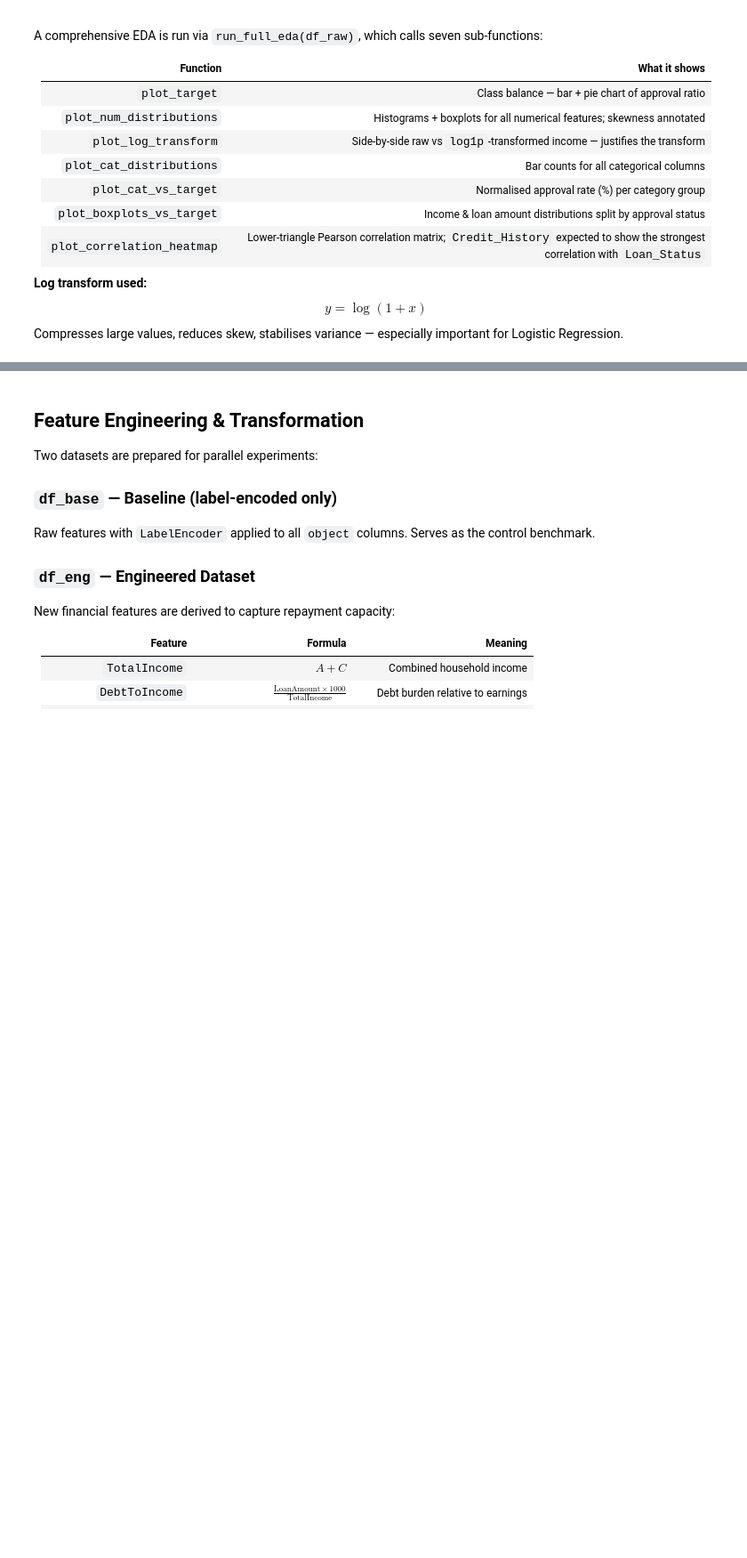
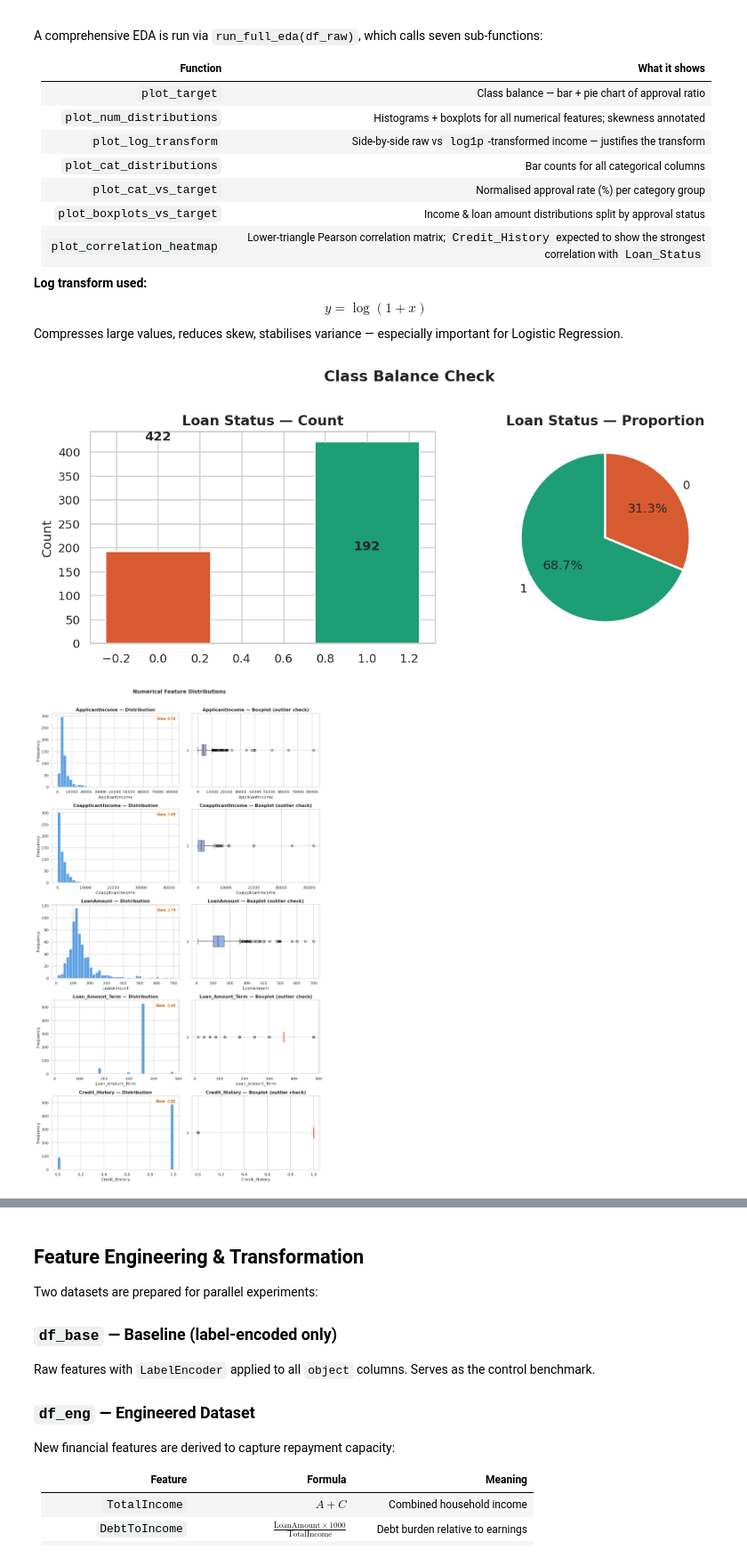
Before and after one commit to Zenith-Vaynor/loan-approval-predictor, a Jupyter notebook: notebooks/loan_approval_predictor.ipynb, the cells around one changed output, grey strips where cells are left out. Shown at 89% size. Saved outputs shown, nothing was run; the diff lists cells and outputs as text; code cells hidden in the pictures; blank space fills up the shorter version.

```diff
--- a/notebooks/loan_approval_predictor.ipynb
+++ b/notebooks/loan_approval_predictor.ipynb
@@ -84,7 +82,7 @@ Key inspection steps:
 **Target variable:** `Loan_Status` ∈ {`Y`, `N`} → binary classification task.
 Skewed income features (mean ≫ median) will motivate log-transforms in feature engineering.
 # %%
-df_raw = pd.read_csv('Dataset/train_data.csv')
+df_raw = pd.read_csv('../Dataset/train_data.csv', encoding='utf-8')
 print(f"Initial dataset shape: {df_raw.shape}")
 print(df_raw.head(5))
 print("\n--- DATA TYPES & COLUMN INFO ---")
@@ -133,18 +149,18 @@ print(f"Categorical Columns to impute: {cat_cols}")
 print(f"Numerical Columns to impute: {num_cols}")
 
 for col in cat_cols:
-    df_raw[col].fillna(df_raw[col].mode()[0], inplace=True)
+    df_raw[col] = df_raw[col].fillna(df_raw[col].mode()[0])
 for col in num_cols:
-    df_raw[col].fillna(df_raw[col].median(), inplace=True)
+    df_raw[col] = df_raw[col].fillna(df_raw[col].median())
 
 train_modes = {col: df_raw[col].mode()[0] for col in cat_cols}
 train_medians = {col: df_raw[col].median() for col in num_cols}
 
 if 'Dependents' in df_raw.columns:
-    df_raw['Dependents'] = df_raw['Dependents'].astype(int)
+    df_raw['Dependents'] = df_raw['Dependents'].astype('Int64')
 
 if 'Credit_History' in df_raw.columns:
-    df_raw['Credit_History'] = df_raw['Credit_History'].astype(int)
+    df_raw['Credit_History'] = df_raw['Credit_History'].astype('Int64')
 df_raw['Loan_Status'] = df_raw['Loan_Status'].map({'Y': 1, 'N': 0})
 
 print("--- MISSING VALUES AFTER CLEANING ---")
@@ -204,7 +239,6 @@ A comprehensive EDA is run via `run_full_eda(df_raw)`, which calls seven sub-fun
 $$y = \log(1 + x)$$
 Compresses large values, reduces skew, stabilises variance — especially important for Logistic Regression.
 # %%
-# Global style — set once at the top
 sns.set_theme(style="whitegrid", palette="muted")
 plt.rcParams["figure.dpi"] = 120
 plt.rcParams["axes.titlesize"] = 13
@@ -215,105 +249,84 @@ STATUS_COLORS = ["#D85A30", "#1D9E75"]
 
 def plot_target(df, target="Loan_Status"):
     fig, axes = plt.subplots(1, 2, figsize=(10, 4))
-
     counts = df[target].value_counts()
-
-    # Bar plot
     axes[0].bar(counts.index, counts.values, color=["#1D9E75", "#D85A30"], edgecolor="white", width=0.5)
     axes[0].set_title("Loan Status — Count")
     axes[0].set_ylabel("Count")
     for i, v in enumerate(counts.values):
         axes[0].text(i, v + 3, str(v), ha="center", fontweight="bold")
-
-    # Pie chart
     axes[1].pie(counts.values, labels=counts.index, autopct="%1.1f%%",
                 colors=["#1D9E75", "#D85A30"], startangle=90,
                 wedgeprops={"edgecolor": "white", "linewidth": 2})
     axes[1].set_title("Loan Status — Proportion")
-
     plt.suptitle("Class Balance Check", fontsize=14, fontweight="bold", y=1.01)
     plt.tight_layout()
     plt.show()
 
 def plot_num_distributions(df):
     num_cols = ["ApplicantIncome", "CoapplicantIncome", "LoanAmount", "Loan_Amount_Term", "Credit_History"]
-
     fig, axes = plt.subplots(len(num_cols), 2, figsize=(12, 4 * len(num_cols)))
-
     for i, col in enumerate(num_cols):
-        data = df[col].dropna()
-
-        # Histogram + KDE
+        data = df[col].dropna().astype(float)
         axes[i, 0].hist(data, bins=40, color="#378ADD", edgecolor="white", alpha=0.8)
         axes[i, 0].set_title(f"{col} — Distribution")
         axes[i, 0].set_xlabel(col)
         axes[i, 0].set_ylabel("Frequency")
-        # Annotate skewness
         axes[i, 0].text(0.97, 0.95, f"Skew: {data.skew():.2f}",
                         transform=axes[i, 0].transAxes, ha="right", va="top",
                         fontsize=10, color="darkred",
                         bbox=dict(boxstyle="round,pad=0.3", facecolor="lightyellow", alpha=0.8))
-
-        # Boxplot — to spot outliers
         axes[i, 1].boxplot(data, vert=False, patch_artist=True,
                            boxprops=dict(facecolor="#378ADD", alpha=0.6),
                            medianprops=dict(color="red", linewidth=2))
         axes[i, 1].set_title(f"{col} — Boxplot (outlier check)")
         axes[i, 1].set_xlabel(col)
-
     plt.suptitle("Numerical Feature Distributions", fontsize=15, fontweight="bold", y=1.01)
     plt.tight_layout()
     plt.show()
 
-# Show WHY log transform is needed
 def plot_log_transform(df):
     fig, axes = plt.subplots(2, 2, figsize=(12, 8))
-
     for i, col in enumerate(["ApplicantIncome", "CoapplicantIncome"]):
-        data = df[col].dropna()
+        data = df[col].dropna().astype(float)
         log_data = np.log1p(data)
-
         axes[i, 0].hist(data, bins=50, color="#D85A30", edgecolor="white", alpha=0.8)
         axes[i, 0].set_title(f"{col} — Raw (skew: {data.skew():.2f})")
-
         axes[i, 1].hist(log_data, bins=50, color="#1D9E75", edgecolor="white", alpha=0.8)
         axes[i, 1].set_title(f"log1p({col}) — Transformed (skew: {log_data.skew():.2f})")
-
     plt.suptitle("Why Log Transform is Needed", fontsize=14, fontweight="bold")
     plt.tight_layout()
     plt.show()
 
 def plot_cat_distributions(df):
-    cat_cols = ["Gender", "Married", "Dependents", "Education", "Self_Employed", "Property_Area"]
-
+    cat_cols_plot = ["Gender", "Married", "Dependents", "Education", "Self_Employed", "Property_Area"]
+    df = df.copy()
+    for col in cat_cols_plot:
+        if col in df.columns:
+            df[col] = df[col].astype(str)
     fig, axes = plt.subplots(2, 3, figsize=(14, 8))
     axes = axes.flatten()
-
     colors = ["#378ADD", "#1D9E75", "#D85A30", "#BA7517", "#7F77DD", "#888780"]
-
-    for i, col in enumerate(cat_cols):
+    for i, col in enumerate(cat_cols_plot):
         counts = df[col].value_counts(dropna=False)
-        axes[i].bar(counts.index.astype(str), counts.values,
+        axes[i].bar([str(x) for x in counts.index], counts.values,
                     color=colors[i], edgecolor="white", alpha=0.85)
         axes[i].set_title(col)
         axes[i].set_ylabel("Count")
-        # Add count labels
         for j, v in enumerate(counts.values):
             axes[i].text(j, v + 2, str(v), ha="center", fontsize=9, fontweight="bold")
-        # Rotate x labels if needed
         axes[i].tick_params(axis="x", rotation=15)
-
     plt.suptitle("Categorical Feature Distributions", fontsize=15, fontweight="bold")
     plt.tight_layout()
     plt.show()
 
 def plot_cat_vs_target(df, target="Loan_Status"):
-    cat_cols = ["Gender", "Married", "Dependents", "Education", "Self_Employed", "Property_Area"]
-
+    cat_cols_plot = ["Gender", "Married", "Dependents", "Education", "Self_Employed", "Property_Area"]
+    df = df.copy()
+    df[target] = df[target].astype(int)
     fig, axes = plt.subplots(2, 3, figsize=(14, 9))
     axes = axes.flatten()
-
-    for i, col in enumerate(cat_cols):
+    for i, col in enumerate(cat_cols_plot):
         ct = pd.crosstab(df[col], df[target], normalize="index") * 100
         ct.plot(kind="bar", ax=axes[i], color=["#D85A30", "#1D9E75"],
                 edgecolor="white", width=0.6)
@@ -323,22 +336,19 @@ def plot_cat_vs_target(df, target="Loan_Status"):
         axes[i].tick_params(axis="x", rotation=15)
         axes[i].legend(title="Status", labels=["Rejected", "Approved"])
         axes[i].set_ylim(0, 110)
-        # Add % labels
         for container in axes[i].containers:
             axes[i].bar_label(container, fmt="%.1f%%", fontsize=8)
-
     plt.suptitle("Categorical Features vs Loan Status (Approval Rate %)", fontsize=14, fontweight="bold")
     plt.tight_layout()
     plt.show()
 
-# Boxplots — numerical vs target (cleaner for spotting differences)
 def plot_boxplots_vs_target(df, target="Loan_Status"):
     num_cols = ["ApplicantIncome", "CoapplicantIncome", "LoanAmount"]
-
+    df = df.copy()
+    df[target] = df[target].astype(int)
     fig, axes = plt.subplots(1, 3, figsize=(14, 5))
-
     for i, col in enumerate(num_cols):
-        groups = [df[df[target] == s][col].dropna() for s in [0, 1]]
+        groups = [df[df[target] == s][col].dropna().astype(float) for s in [0, 1]]
         bp = axes[i].boxplot(groups, patch_artist=True, labels=["Rejected", "Approved"],
                              medianprops=dict(color="black", linewidth=2))
         bp["boxes"][0].set_facecolor("#D85A30")
@@ -347,42 +357,40 @@ def plot_boxplots_vs_target(df, target="Loan_Status"):
         bp["boxes"][1].set_alpha(0.6)
         axes[i].set_title(f"{col} by Loan Status")
         axes[i].set_ylabel(col)
-
     plt.suptitle("Income & Loan Amount Distributions by Approval Status", fontsize=13, fontweight="bold")
     plt.tight_layout()
     plt.show()
 
 def plot_correlation_heatmap(df, target="Loan_Status"):
     temp = df.copy()
-
     temp[target] = temp[target].astype(int)
     temp["Gender_enc"] = (temp["Gender"] == "Male").astype(float)
     temp["Married_enc"] = (temp["Married"] == "Yes").astype(float)
     temp["Education_enc"] = (temp["Education"] == "Graduate").astype(float)
     temp["Self_Employed_enc"] = (temp["Self_Employed"] == "Yes").astype(float)
-
     cols = ["ApplicantIncome", "CoapplicantIncome", "LoanAmount",
             "Loan_Amount_Term", "Credit_History", "Dependents",
             "Gender_enc", "Married_enc", "Education_enc", "Self_Employed_enc", target]
-
-    corr = temp[cols].corr()
-
+    corr = temp[cols].astype(float).corr()
     plt.figure(figsize=(11, 8))
-    mask = np.triu(np.ones_like(corr, dtype=bool))   # upper triangle mask
+    mask = np.triu(np.ones_like(corr, dtype=bool))
     sns.heatmap(corr, mask=mask, annot=True, fmt=".2f", cmap="RdYlGn",
                 center=0, linewidths=0.5, square=True,
                 cbar_kws={"shrink": 0.7})
     plt.title("Correlation Heatmap (lower triangle)", fontsize=14, fontweight="bold", pad=15)
     plt.tight_layout()
     plt.show()
 
 def run_full_eda(df):
     plot_target(df)
     plot_num_distributions(df)
     plot_log_transform(df)
     plot_cat_distributions(df)
     plot_cat_vs_target(df)
     plot_boxplots_vs_target(df)
     plot_correlation_heatmap(df)
 
 run_full_eda(df_raw)
+# %% [output]
+[figure, added]
+[figure, added]
```
Also changed, not shown: parts of 15 cells of this notebook.
